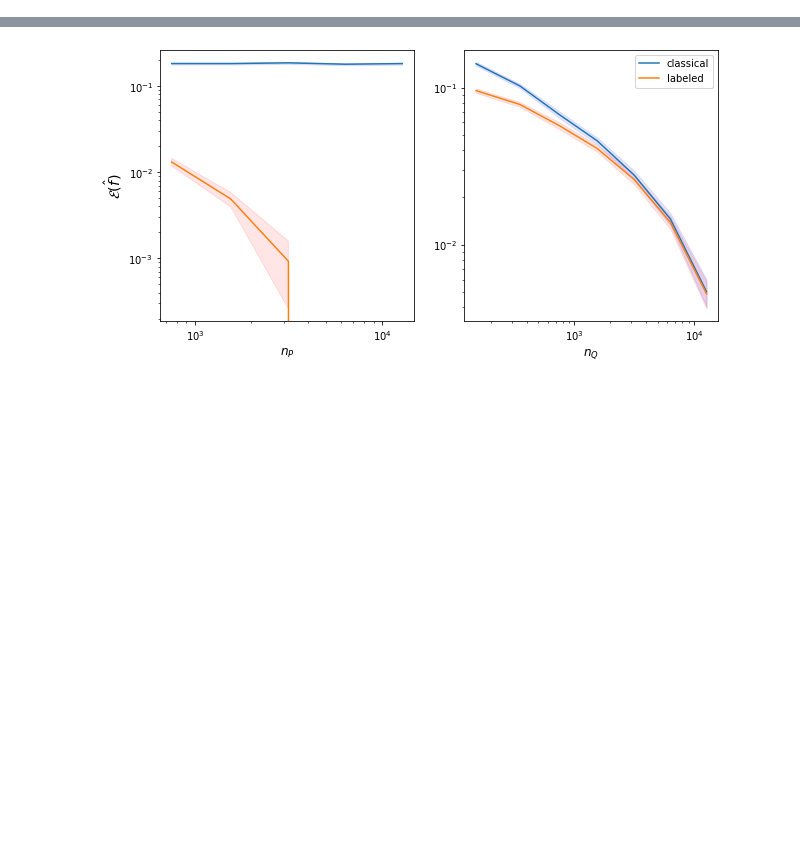
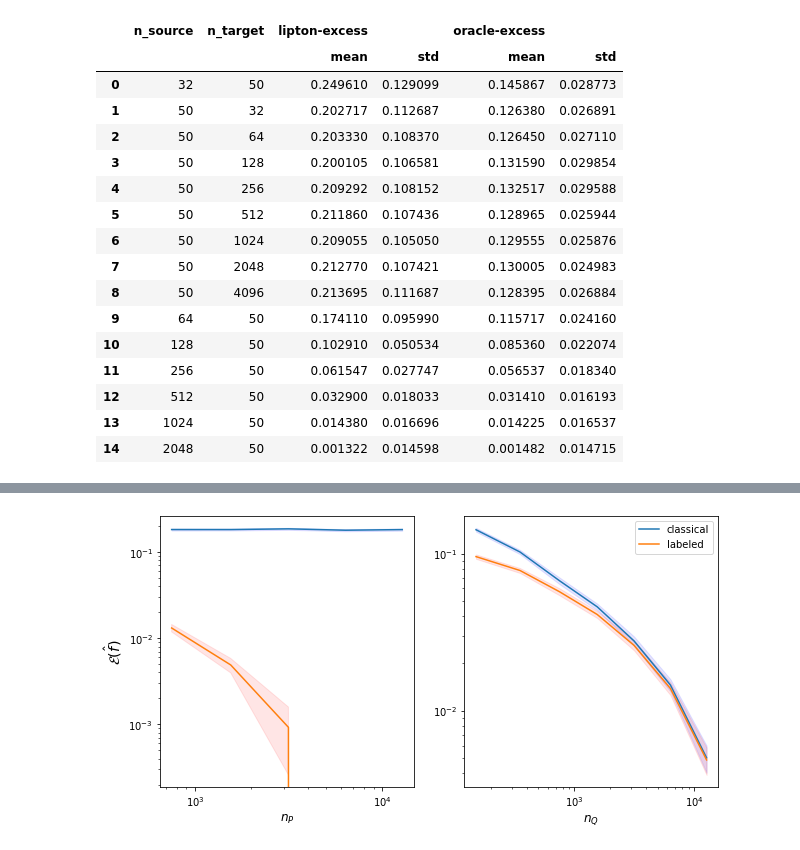
Before and after one commit to smaityumich/label-shift, a Jupyter notebook: plots.ipynb, the cells around one changed output, grey strips where cells are left out. Drawn from its saved outputs; the diff is of its cells as text; code cells hidden in the pictures; blank space fills up the shorter version.

```diff
--- a/plots.ipynb
+++ b/plots.ipynb
@@ -32,14 +40,28 @@ df
 # %%
-df['lipton-excess'] = df['lipton'] - df['bayes_error']
-df['oracle-excess'] = df['oracle'] - df['bayes_error']
-
 measure = ['lipton-excess', 'oracle-excess']
 agg_dict = dict()
 for key in measure:
     agg_dict[key] = ['mean', 'std']
 result = df.groupby(['n_source', 'n_target'], as_index=False).agg(agg_dict)
-
 result
+# %% [output]
+|  | n_source | n_target | lipton-excess |  | oracle-excess |  |
+|  |  |  | mean | std | mean | std |
+| 0 | 32 | 50 | 0.249610 | 0.129099 | 0.145867 | 0.028773 |
+| 1 | 50 | 32 | 0.202717 | 0.112687 | 0.126380 | 0.026891 |
+| 2 | 50 | 64 | 0.203330 | 0.108370 | 0.126450 | 0.027110 |
+| 3 | 50 | 128 | 0.200105 | 0.106581 | 0.131590 | 0.029854 |
+| 4 | 50 | 256 | 0.209292 | 0.108152 | 0.132517 | 0.029588 |
+| 5 | 50 | 512 | 0.211860 | 0.107436 | 0.128965 | 0.025944 |
+| 6 | 50 | 1024 | 0.209055 | 0.105050 | 0.129555 | 0.025876 |
+| 7 | 50 | 2048 | 0.212770 | 0.107421 | 0.130005 | 0.024983 |
+| 8 | 50 | 4096 | 0.213695 | 0.111687 | 0.128395 | 0.026884 |
+| 9 | 64 | 50 | 0.174110 | 0.095990 | 0.115717 | 0.024160 |
+| 10 | 128 | 50 | 0.102910 | 0.050534 | 0.085360 | 0.022074 |
+| 11 | 256 | 50 | 0.061547 | 0.027747 | 0.056537 | 0.018340 |
+| 12 | 512 | 50 | 0.032900 | 0.018033 | 0.031410 | 0.016193 |
+| 13 | 1024 | 50 | 0.014380 | 0.016696 | 0.014225 | 0.016537 |
+| 14 | 2048 | 50 | 0.001322 | 0.014598 | 0.001482 | 0.014715 |
 # %%
 result1 = result.loc[result['n_target'] == 50]
 fig, ax = plt.subplots(1, 2, figsize = (10, 5))
```
Also changed, not shown: parts of 3 cells of this notebook, 6 other files.
